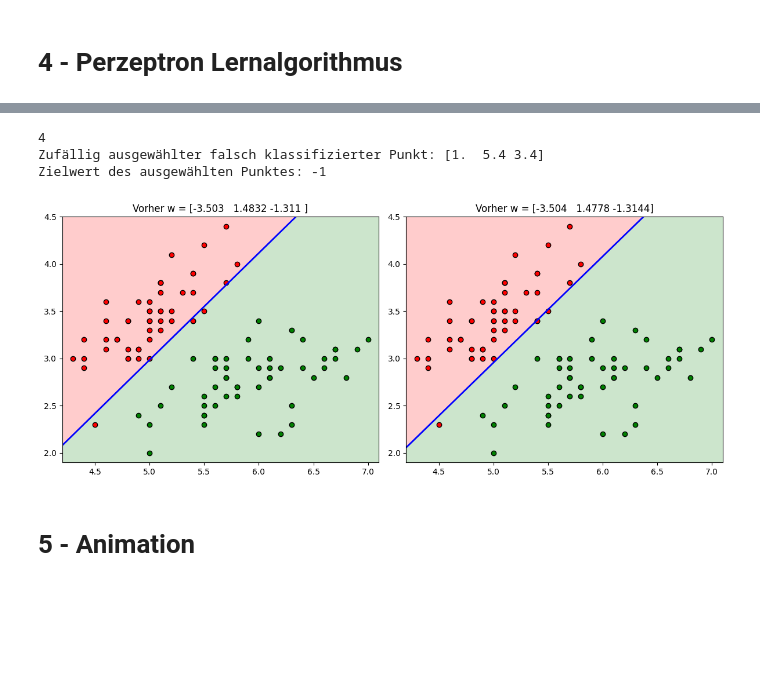
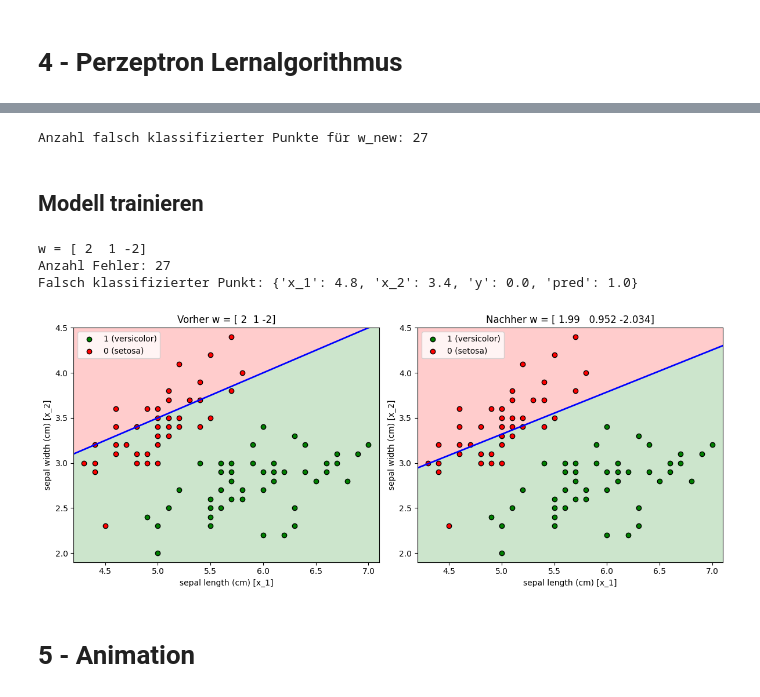
Before and after one commit to Artificial-Intelligence-HSBI-TDU/KI-Vorlesung, a Jupyter notebook: lecture/nn/files/Perzeptron_Lernalgorithmus.ipynb, the cells around one changed output, grey strips where cells are left out. Cells and saved outputs as stored; diff of their text form; code cells hidden in the pictures; blank space fills up the shorter version.

```diff
--- a/lecture/nn/files/Perzeptron_Lernalgorithmus.ipynb
+++ b/lecture/nn/files/Perzeptron_Lernalgorithmus.ipynb
@@ -171,0 +234,3 @@ print(Xb.shape)
+# %%
+df['pred'] = calculate_predictions(w_init, df)
+display(df.sample(n=7))
@@ -172,14 +265,3 @@ print(Xb.shape)
 # %%
 # Lernrate / Schrittweite
-lr = 0.001
+lr = 0.01
-# %%
-# ----------------------------------------------------
-# Gewichtsparameter zufällig initialisieren
-# ----------------------------------------------------
-#np.random.seed(42)
-#w = np.random.rand(3)
-
-# Für die Demo starten wir mit "netten" Werten
-w = np.array([-3.5, 1.5, -1.3])
-w_init = w
-w_new = w
@@ -236,49 +319,36 @@ plt.show()
+# %%
+# Anzahl falsch klassifizierter Punkte für w_new
+df_misclassified_new = df[df['y'] != calculate_predictions(w_new, df)]
+print(f"Anzahl falsch klassifizierter Punkte für w_new: {len(df_misclassified_new)}")
+# %% [output]
+Anzahl falsch klassifizierter Punkte für w_new: 27
+# %% [markdown]
+## Modell trainieren
+# %%
+w = w_init
+lr = 0.01
+np.random.seed(42)
 # %%
-# Loop: Diese Zelle wiederholt ausführen und generierten Plot beobachten
+# LOOP
+# Diese Zelle wiederholt ausführen und generierte Plot beobachten.
 
-w = w_new
-
-# ----------------------------------------------------
-# 1. Falsch klassifizierte Punkte
-# ----------------------------------------------------
-misclassified = []
-for i in range(len(Xb)):
-    if h(w, Xb[i]) != y[i]:
-        misclassified.append(i)
-
-print(len(misclassified))
-
-# ------------------------------------------------------
-# 2. Gewichtsaktualisierung - Perzeptron Lernalgorithmus
-# ------------------------------------------------------
-if len(misclassified) > 0:
-    idx = np.random.choice(misclassified)
-    x_mis = Xb[idx]
-    y_mis = y[idx]
-
-
-    print(f"Zufällig ausgewählter falsch klassifizierter Punkt: {x_mis}")
-    print(f"Zielwert des ausgewählten Punktes: {y_mis}")
-
-    w_new = w + lr * y_mis * x_mis
-
-else:
-    # Alles richtig klassifiziert
-    w_new = w
+w_neu = calculate_new_weights(df, w, lr, verbose=1)
 
 # ----------------------------------------------------
 # PLOT vorher-nachher
 # ----------------------------------------------------
 fig, ax = plt.subplots(1, 2, figsize=(12, 5))
-plot_decision_boundary(ax[0], w,     X, y, title=f"Vorher w = {w}")
-plot_decision_boundary(ax[1], w_new, X, y, title=f"Vorher w = {w_new}")
+plot_decision_boundary(ax[0], w,     df, title=f"Vorher w = {w}")
+plot_decision_boundary(ax[1], w_neu, df, title=f"Nachher w = {w_neu}")
 
 plt.tight_layout()
 plt.show()
+
+w = w_neu
 # %% [output]
-4
-Zufällig ausgewählter falsch klassifizierter Punkt: [1.  5.4 3.4]
-Zielwert des ausgewählten Punktes: -1
+w = [ 2  1 -2]
+Anzahl Fehler: 27
+Falsch klassifizierter Punkt: {'x_1': 4.8, 'x_2': 3.4, 'y': 0.0, 'pred': 1.0}
-[figure, old version]
+[figure, new version]
 # %% [markdown]
 # 5 - Animation
```
Also changed, not shown: parts of 38 cells of this notebook.
